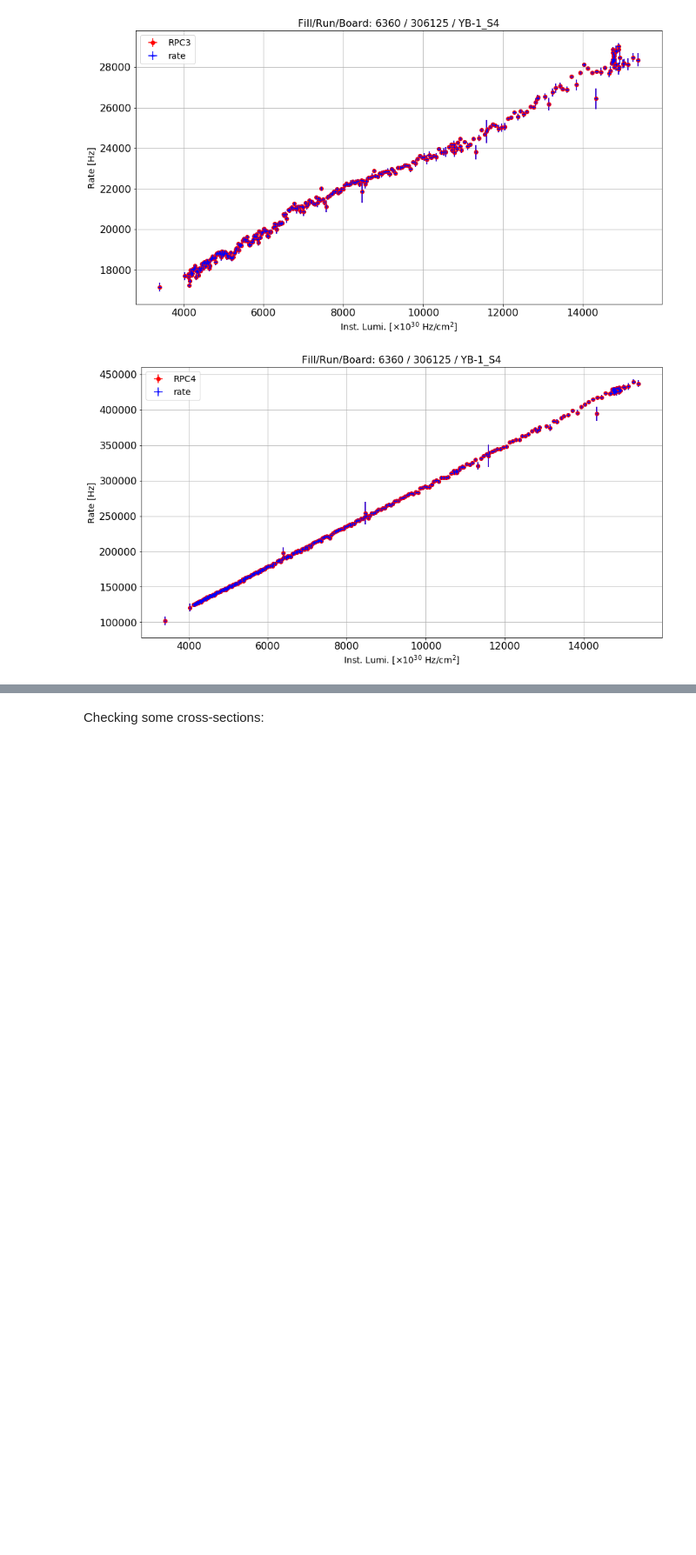
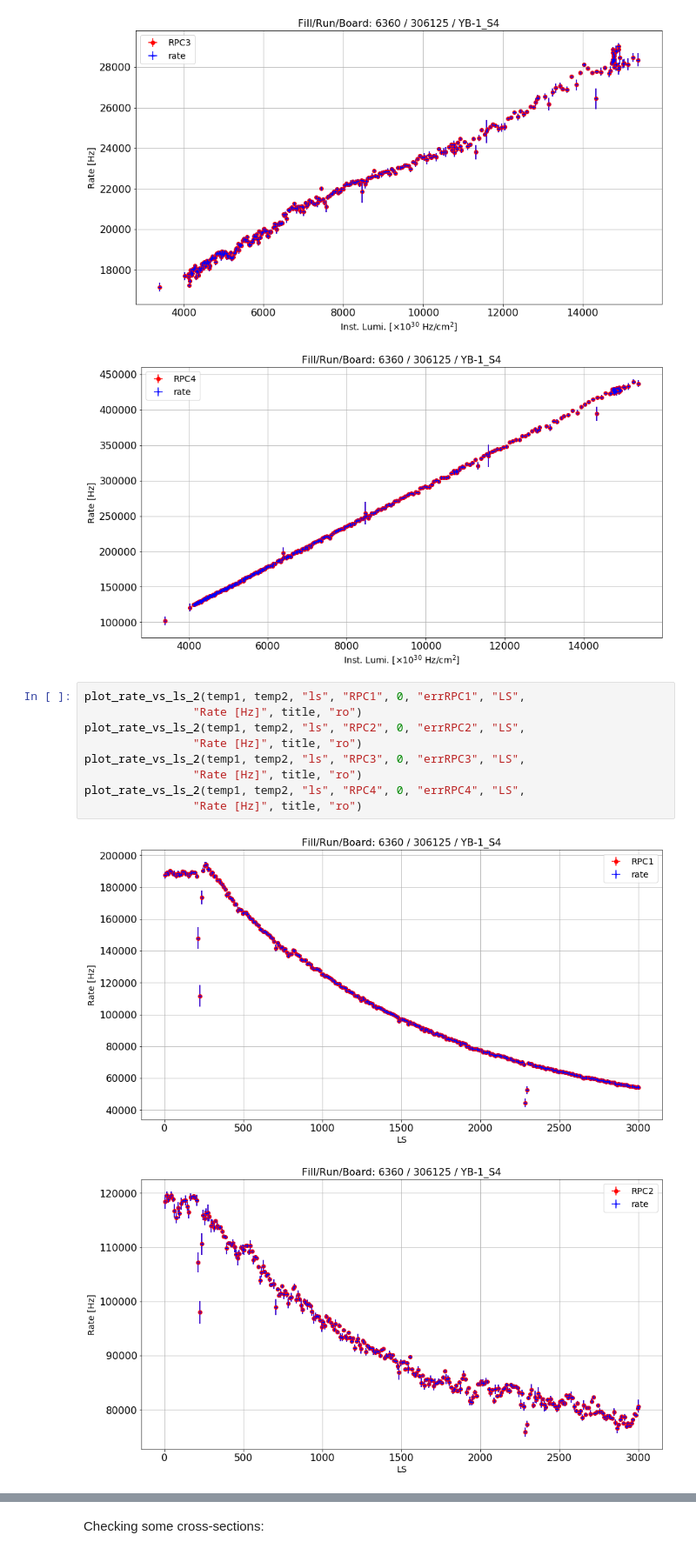
Before and after one commit to bapavlov/L1MTriggerRateMonitoringWithML, a Jupyter notebook: dt_trigger_monitoring_training.ipynb, the cells around one changed output, grey strips where cells are left out. Shown at 87% size. Saved outputs shown, nothing was run; the diff lists cells and outputs as text; blank space fills up the shorter version.

```diff
--- a/dt_trigger_monitoring_training.ipynb
+++ b/dt_trigger_monitoring_training.ipynb
@@ -732,3 +732,15 @@ plot_rate_vs_ls_2(temp1, temp2, "lumi", "RPC4", 0, "errRPC4", r"Inst. Lumi. [$\t
 [figure]
 [figure]
 [figure]
+# %%
+plot_rate_vs_ls_2(temp1, temp2, "ls", "RPC1", 0, "errRPC1", "LS",
+                "Rate [Hz]", title, "ro")
+plot_rate_vs_ls_2(temp1, temp2, "ls", "RPC2", 0, "errRPC2", "LS",
+                "Rate [Hz]", title, "ro")
+plot_rate_vs_ls_2(temp1, temp2, "ls", "RPC3", 0, "errRPC3", "LS",
+                "Rate [Hz]", title, "ro")
+plot_rate_vs_ls_2(temp1, temp2, "ls", "RPC4", 0, "errRPC4", "LS",
+                "Rate [Hz]", title, "ro")
+# %% [output]
+[figure, added]
+[figure, added]
```
Also changed, not shown: parts of 9 cells of this notebook.
